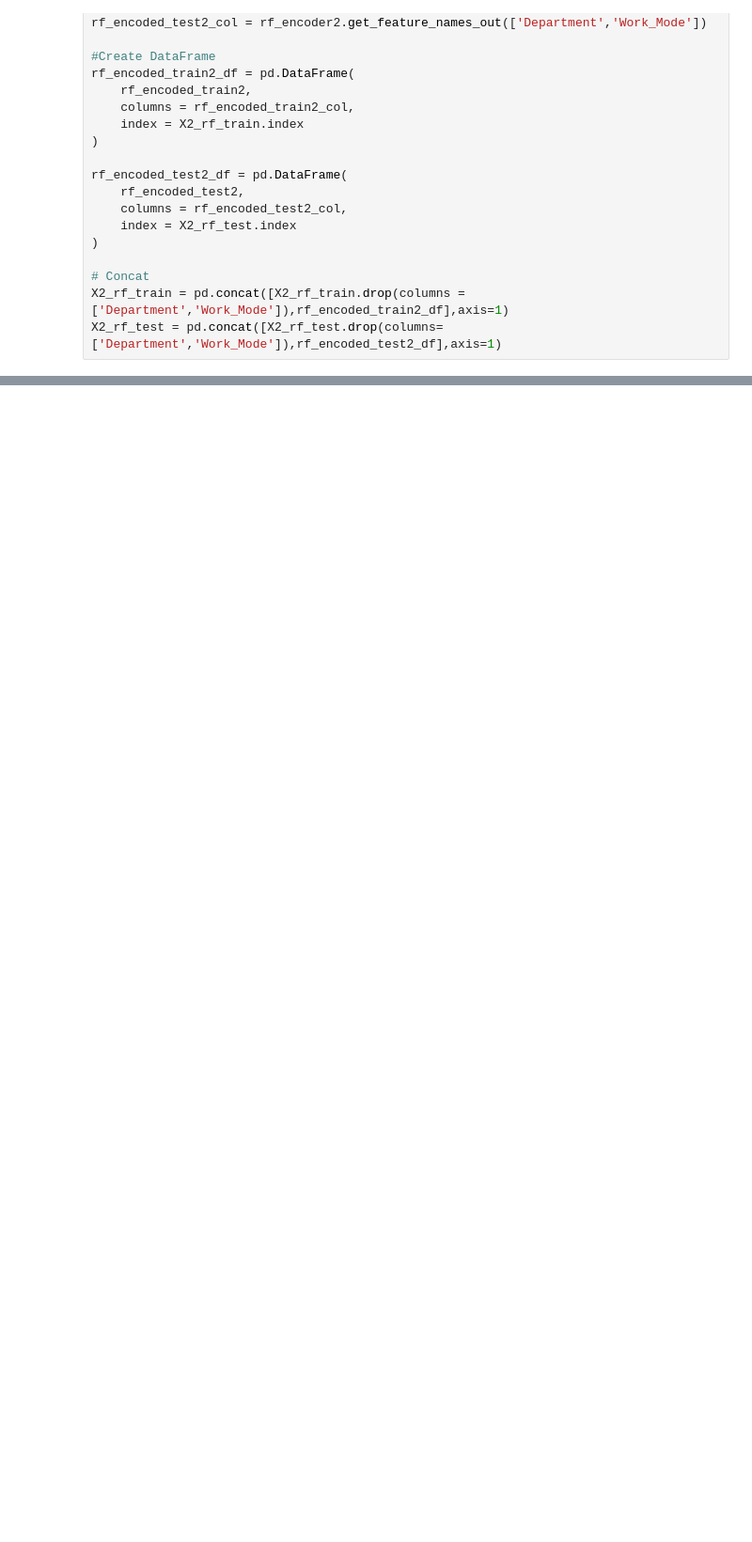
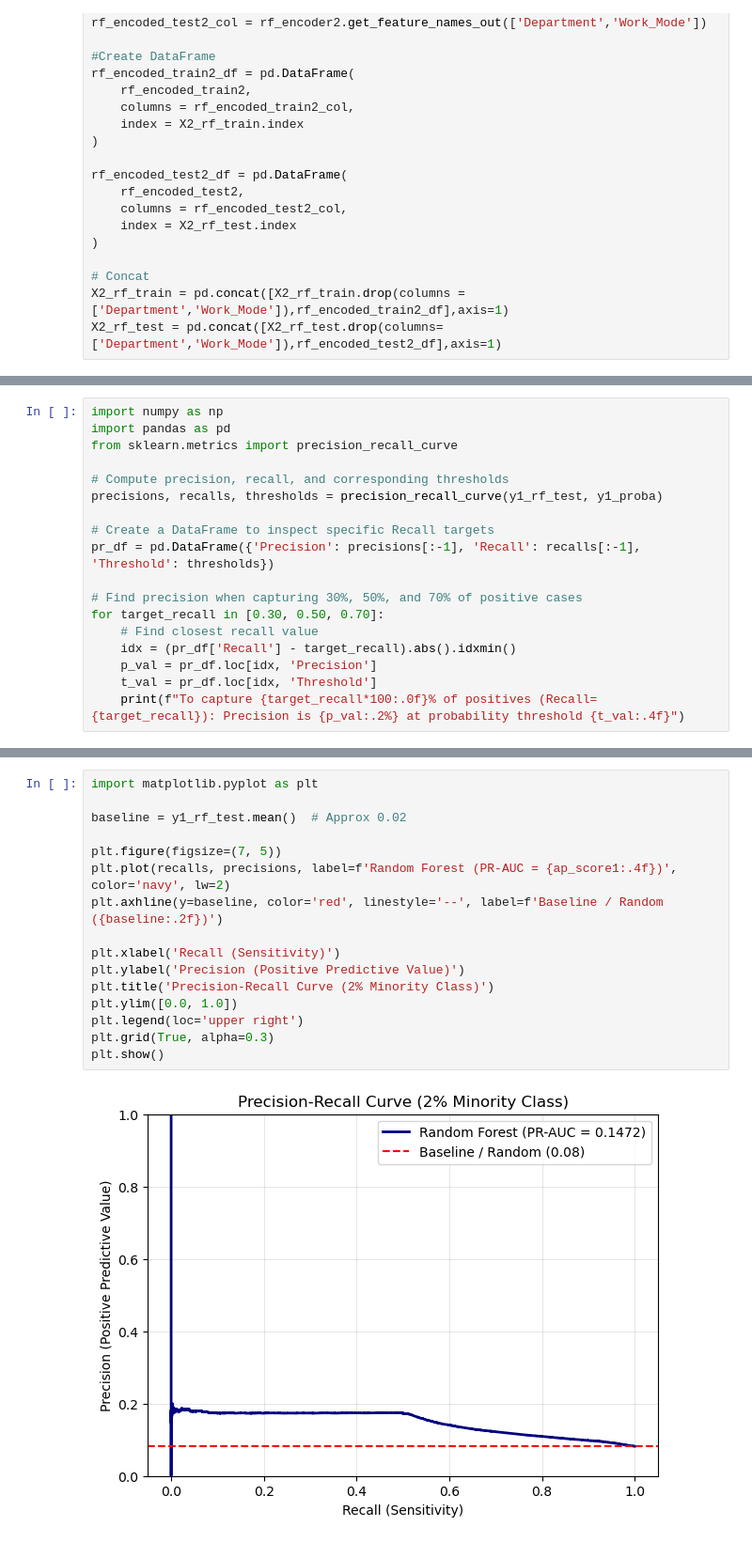
Before and after one commit to jhn-M/SQL-Practice-and-Data-Analysis-using-PostgreSQL, a Jupyter notebook: Project/python script/Model 1.ipynb, the cells around one changed output, grey strips where cells are left out. Shown at 94% size. Cells and saved outputs as stored; diff of their text form; blank space fills up the shorter version.

```diff
--- a/Project/python script/Model 1.ipynb
+++ b/Project/python script/Model 1.ipynb
@@ -283,0 +441,18 @@ X2_rf_test = pd.concat([X2_rf_test.drop(columns=['Department','Work_Mode']),rf_e
+# %%
+import numpy as np
+import pandas as pd
+from sklearn.metrics import precision_recall_curve
+
+# Compute precision, recall, and corresponding thresholds
+precisions, recalls, thresholds = precision_recall_curve(y1_rf_test, y1_proba)
+
+# Create a DataFrame to inspect specific Recall targets
+pr_df = pd.DataFrame({'Precision': precisions[:-1], 'Recall': recalls[:-1], 'Threshold': thresholds})
+
+# Find precision when capturing 30%, 50%, and 70% of positive cases
+for target_recall in [0.30, 0.50, 0.70]:
+    # Find closest recall value
+    idx = (pr_df['Recall'] - target_recall).abs().idxmin()
+    p_val = pr_df.loc[idx, 'Precision']
+    t_val = pr_df.loc[idx, 'Threshold']
+    print(f"To capture {target_recall*100:.0f}% of positives (Recall={target_recall}): Precision is {p_val:.2%} at probability threshold {t_val:.4f}")
@@ -283,0 +463,18 @@ X2_rf_test = pd.concat([X2_rf_test.drop(columns=['Department','Work_Mode']),rf_e
+# %%
+import matplotlib.pyplot as plt
+
+baseline = y1_rf_test.mean()  # Approx 0.02
+
+plt.figure(figsize=(7, 5))
+plt.plot(recalls, precisions, label=f'Random Forest (PR-AUC = {ap_score1:.4f})', color='navy', lw=2)
+plt.axhline(y=baseline, color='red', linestyle='--', label=f'Baseline / Random ({baseline:.2f})')
+
+plt.xlabel('Recall (Sensitivity)')
+plt.ylabel('Precision (Positive Predictive Value)')
+plt.title('Precision-Recall Curve (2% Minority Class)')
+plt.ylim([0.0, 1.0])
+plt.legend(loc='upper right')
+plt.grid(True, alpha=0.3)
+plt.show()
+# %% [output]
+[figure, added]
```
Also changed, not shown: parts of 22 cells of this notebook.
